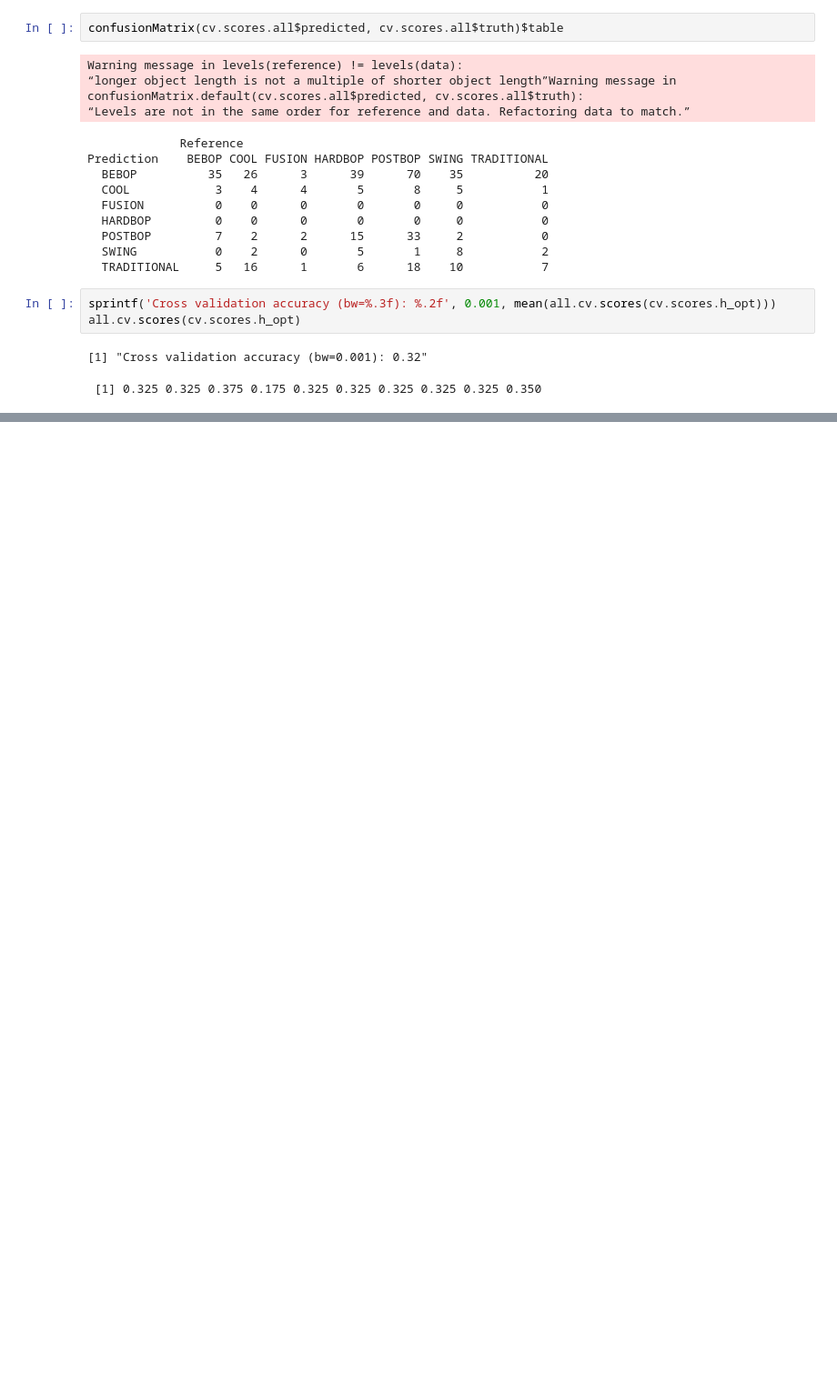
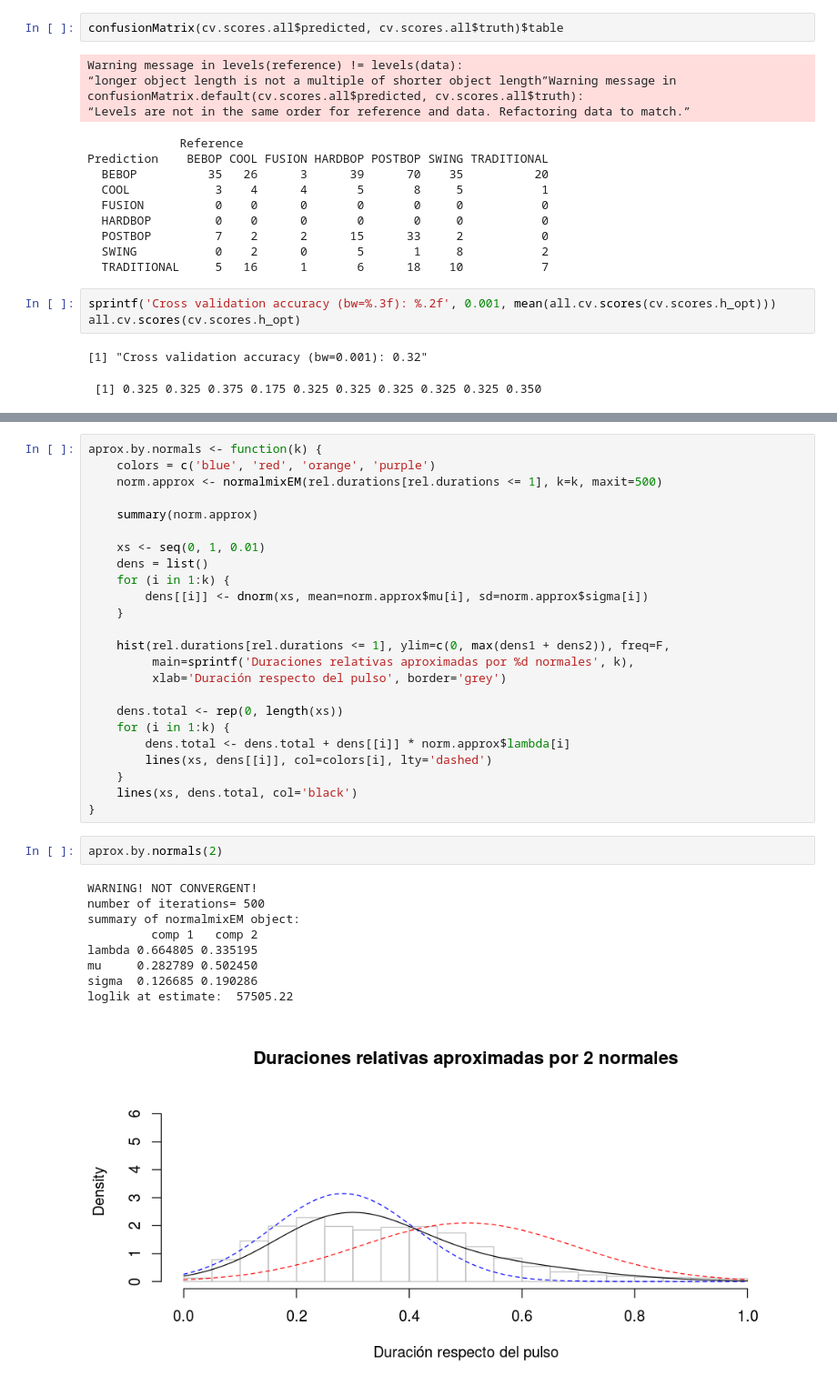
Before and after one commit to m2march/tp_final_r, a Jupyter notebook: tp_final/TP Final.ipynb, the cells around one changed output, grey strips where cells are left out. Shown at 91% size. Drawn from its saved outputs; the diff is of its cells as text; blank space fills up the shorter version.

```diff
--- a/tp_final/TP Final.ipynb
+++ b/tp_final/TP Final.ipynb
@@ -392,0 +423,36 @@ all.cv.scores(cv.scores.h_opt)
+# %%
+aprox.by.normals <- function(k) {
+    colors = c('blue', 'red', 'orange', 'purple')
+    norm.approx <- normalmixEM(rel.durations[rel.durations <= 1], k=k, maxit=500)
+
+    summary(norm.approx)
+
+    xs <- seq(0, 1, 0.01)
+    dens = list()
+    for (i in 1:k) {
+        dens[[i]] <- dnorm(xs, mean=norm.approx$mu[i], sd=norm.approx$sigma[i])
+    }
+
+    hist(rel.durations[rel.durations <= 1], ylim=c(0, max(dens1 + dens2)), freq=F,
+         main=sprintf('Duraciones relativas aproximadas por %d normales', k),
+         xlab='Duración respecto del pulso', border='grey')
+
+    dens.total <- rep(0, length(xs))
+    for (i in 1:k) {
+        dens.total <- dens.total + dens[[i]] * norm.approx$lambda[i]
+        lines(xs, dens[[i]], col=colors[i], lty='dashed')
+    }
+    lines(xs, dens.total, col='black')
+}
+# %%
+aprox.by.normals(2)
+# %% [output]
+WARNING! NOT CONVERGENT!
+number of iterations= 500
+summary of normalmixEM object:
+         comp 1   comp 2
+lambda 0.664805 0.335195
+mu     0.282789 0.502450
+sigma  0.126685 0.190286
+loglik at estimate:  57505.22
+[figure, added]
```
Also changed, not shown: parts of 7 cells of this notebook.
